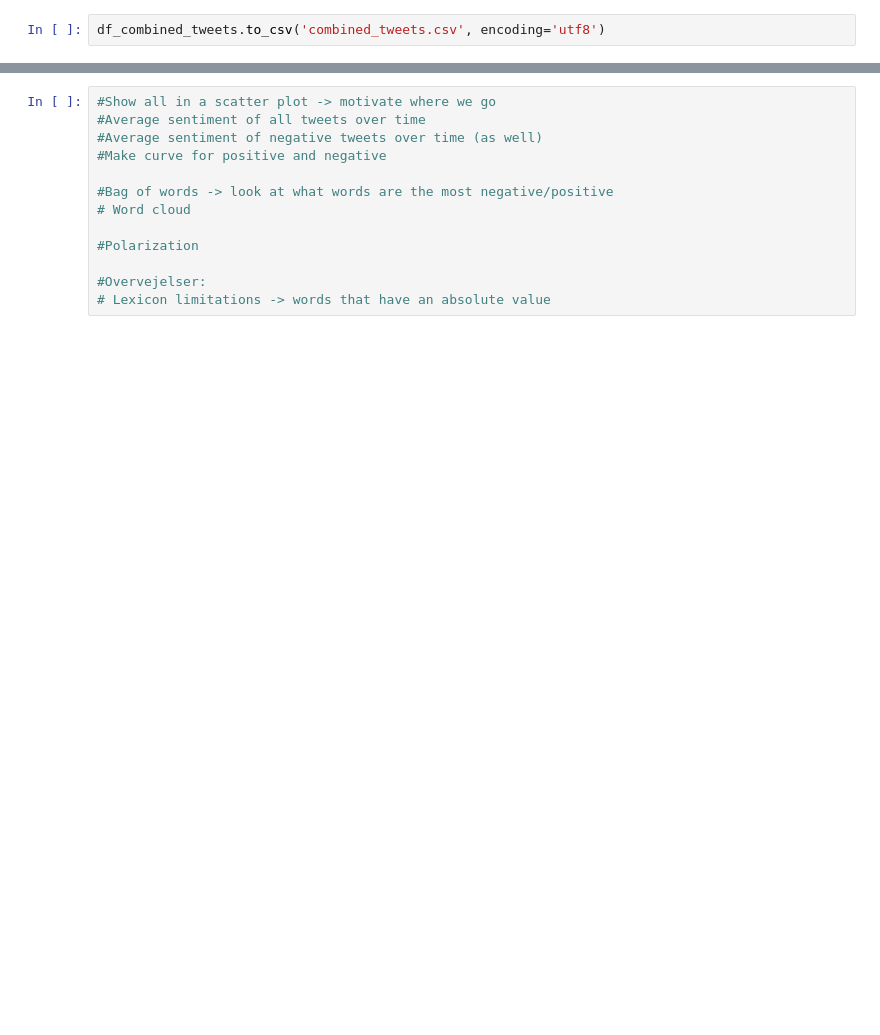
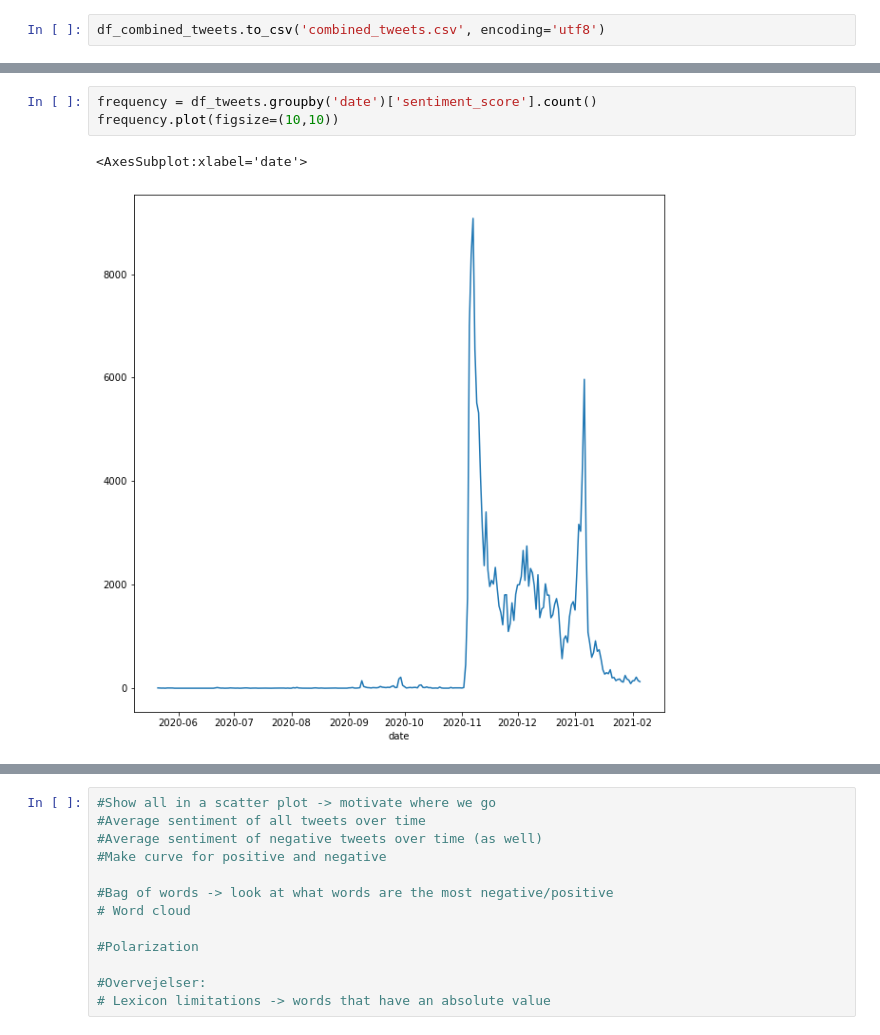
Before and after one commit to KUaugust/Group30OpenDataScience, a Jupyter notebook: twitter_scrape.ipynb, the cells around one changed output, grey strips where cells are left out. Drawn from its saved outputs; the diff is of its cells as text; blank space fills up the shorter version.

```diff
--- a/twitter_scrape.ipynb
+++ b/twitter_scrape.ipynb
@@ -320 +399,7 @@ sns.scatterplot(x='date', y='negative_avg', data=df_combined_tweets, ax=ax)
+# %%
+frequency = df_tweets.groupby('date')['sentiment_score'].count()
+frequency.plot(figsize=(10,10))
+# %% [output]
+<AxesSubplot:xlabel='date'>
+[figure, added]
 # %%
```
Also changed, not shown: parts of 27 cells of this notebook, 1 other file.
